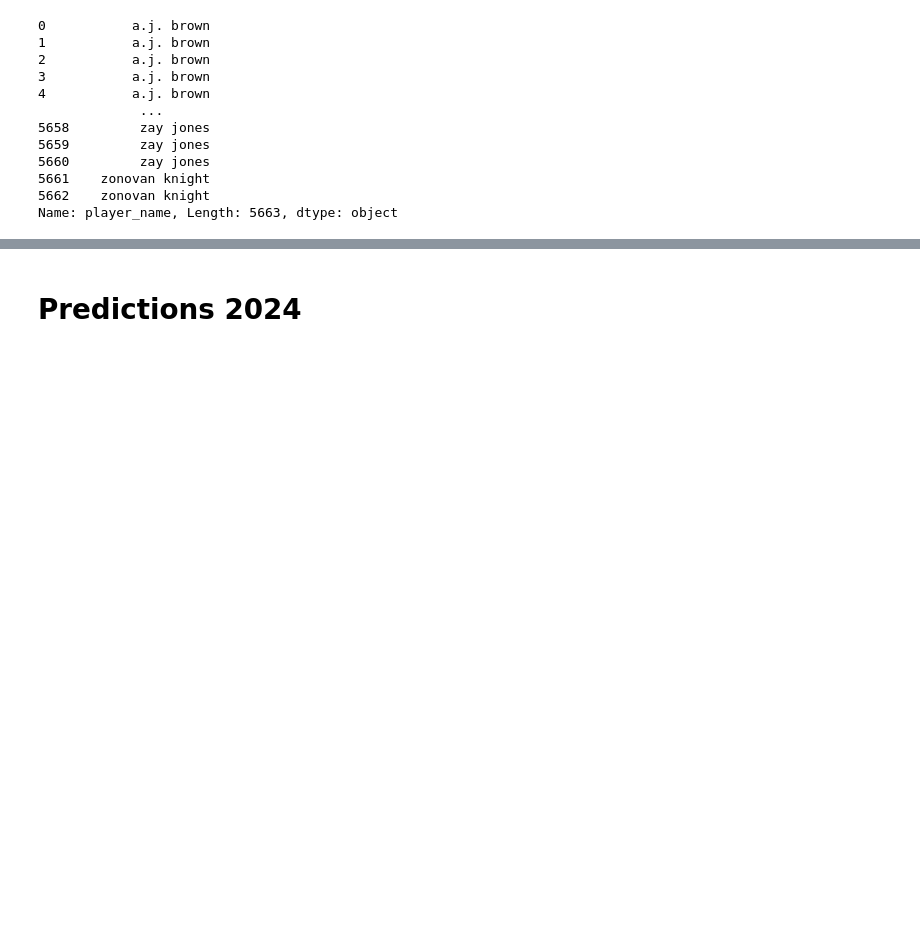
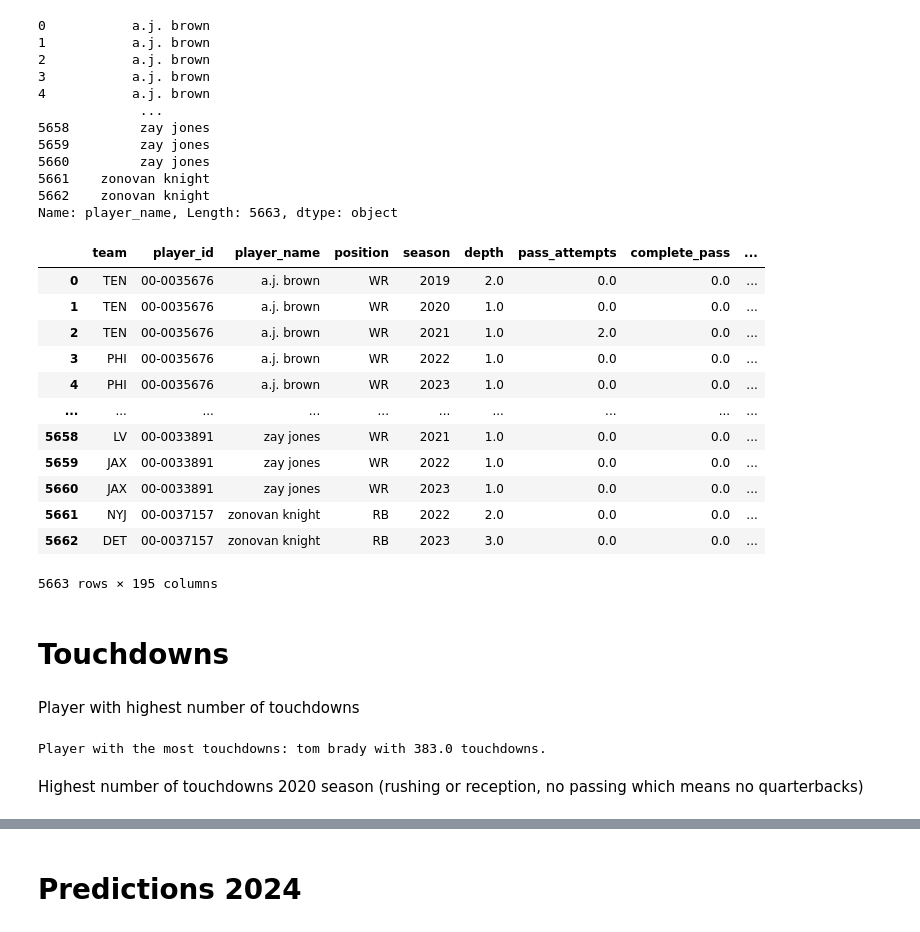
Before and after one commit to salomerivas/app-development, a Jupyter notebook: VisualizationKaggle.ipynb, the cells around one changed output, grey strips where cells are left out. Drawn from its saved outputs; the diff is of its cells as text; code cells hidden in the pictures; blank space fills up the shorter version.

```diff
--- a/VisualizationKaggle.ipynb
+++ b/VisualizationKaggle.ipynb
@@ -278,3 +278,42 @@ print(year_df.player_name)
 5661    zonovan knight
 5662    zonovan knight
 Name: player_name, Length: 5663, dtype: object
+# %%
+year_df
+# %% [output]
+|  | team | player_id | player_name | position | season | depth | pass_attempts | complete_pass | ... |
+| 0 | TEN | 00-0035676 | a.j. brown | WR | 2019 | 2.0 | 0.0 | 0.0 | ... |
+| 1 | TEN | 00-0035676 | a.j. brown | WR | 2020 | 1.0 | 0.0 | 0.0 | ... |
+| 2 | TEN | 00-0035676 | a.j. brown | WR | 2021 | 1.0 | 2.0 | 0.0 | ... |
+| 3 | PHI | 00-0035676 | a.j. brown | WR | 2022 | 1.0 | 0.0 | 0.0 | ... |
+| 4 | PHI | 00-0035676 | a.j. brown | WR | 2023 | 1.0 | 0.0 | 0.0 | ... |
+| ... | ... | ... | ... | ... | ... | ... | ... | ... | ... |
+| 5658 | LV | 00-0033891 | zay jones | WR | 2021 | 1.0 | 0.0 | 0.0 | ... |
+| 5659 | JAX | 00-0033891 | zay jones | WR | 2022 | 1.0 | 0.0 | 0.0 | ... |
+| 5660 | JAX | 00-0033891 | zay jones | WR | 2023 | 1.0 | 0.0 | 0.0 | ... |
+| 5661 | NYJ | 00-0037157 | zonovan knight | RB | 2022 | 2.0 | 0.0 | 0.0 | ... |
+| 5662 | DET | 00-0037157 | zonovan knight | RB | 2023 | 3.0 | 0.0 | 0.0 | ... |
+5663 rows × 195 columns
+# %% [markdown]
+# Touchdowns
+# %% [markdown]
+Player with highest number of touchdowns
+# %%
+# First, make sure you replace NaN values in the touchdown columns with 0, to ensure accurate summation
+year_df.fillna({'pass_td': 0, 'reception_td': 0, 'run_td': 0}, inplace=True)
+
+# Create a new column for total touchdowns
+year_df['total_touchdowns'] = year_df['pass_td'] + year_df['reception_td'] + year_df['run_td']
+
+# Group by player and sum the total touchdowns
+touchdowns_per_player = year_df.groupby('player_name')['total_touchdowns'].sum()
+
+# Find the player with the highest number of touchdowns
+max_touchdowns = touchdowns_per_player.idxmax()
+highest_td_count = touchdowns_per_player.max()
+
+print(f"Player with the most touchdowns: {max_touchdowns} with {highest_td_count} touchdowns.")
+# %% [output]
+Player with the most touchdowns: tom brady with 383.0 touchdowns.
+# %% [markdown]
+Highest number of touchdowns 2020 season (rushing or reception, no passing which means no quarterbacks)
```
Also changed, not shown: parts of 35 cells of this notebook, 3 other files.
